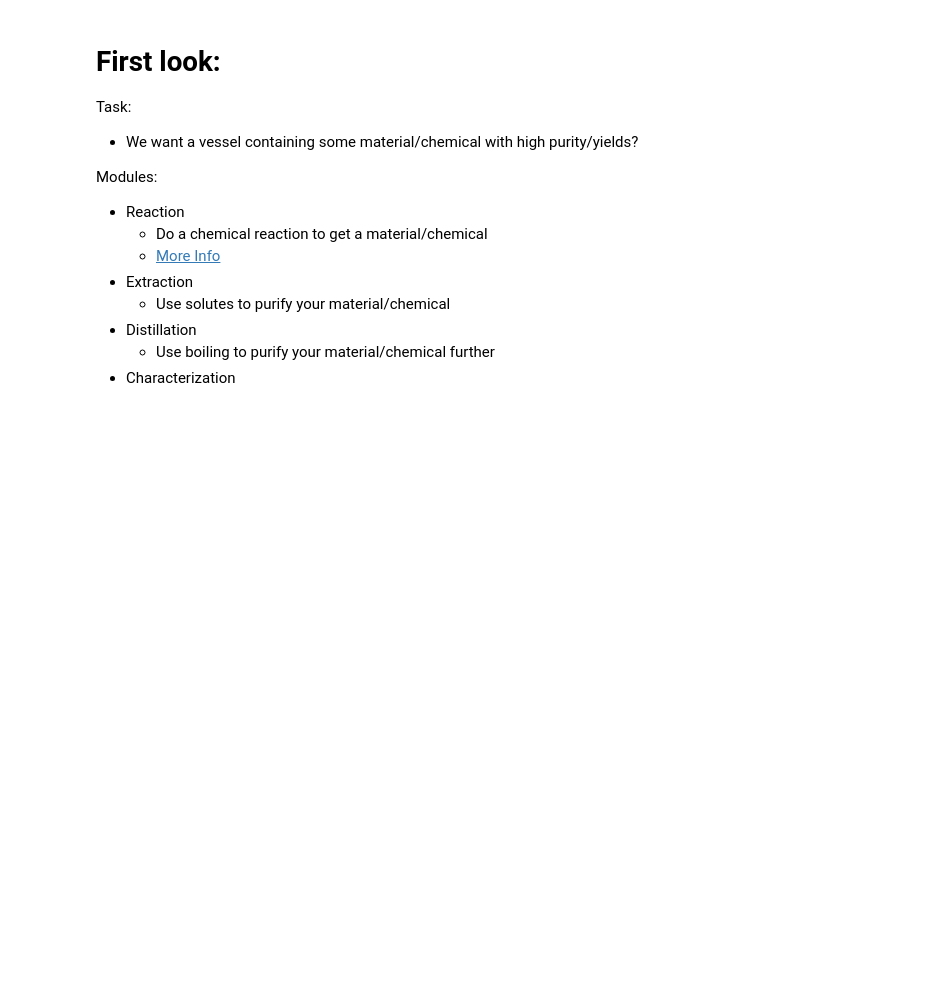
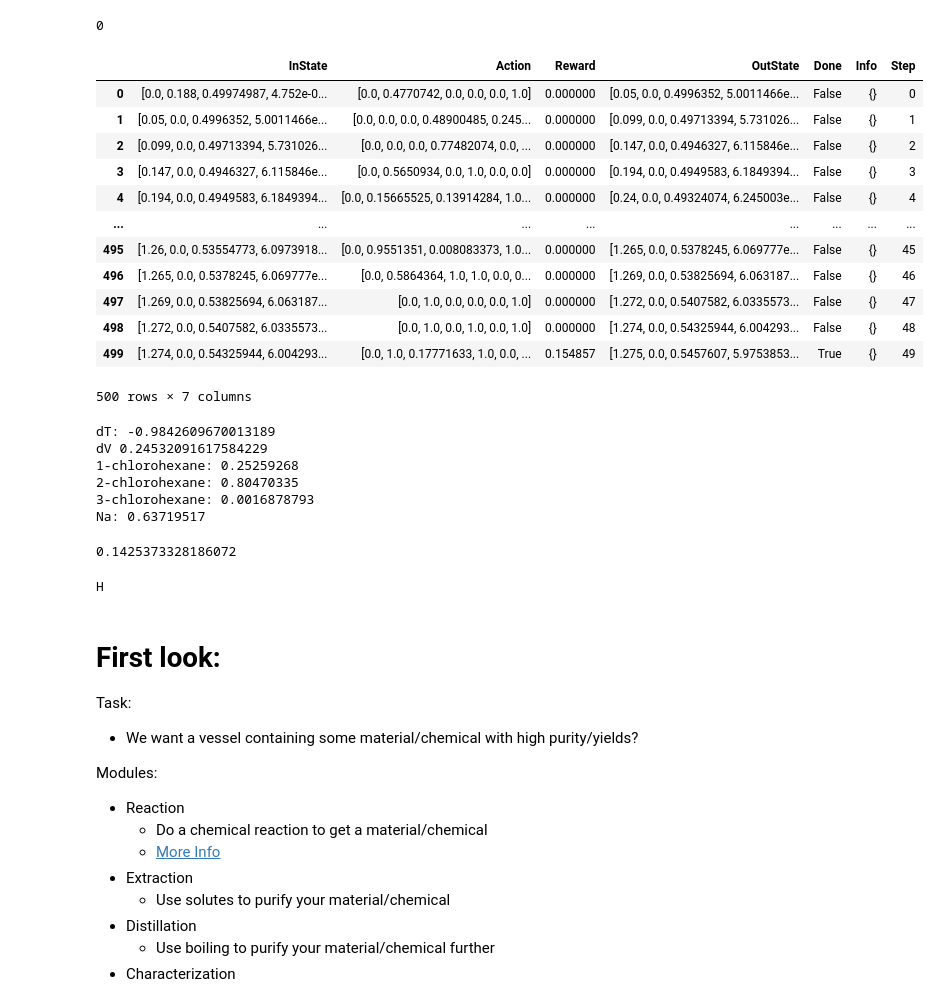
Before and after one commit to chemgymrl/chemgymrl, a Jupyter notebook: Gym notes.ipynb, the cells around one changed output. Cells and saved outputs as stored; diff of their text form; code cells hidden in the pictures; blank space fills up the shorter version.

```diff
--- a/Gym notes.ipynb
+++ b/Gym notes.ipynb
@@ -61,3 +91,68 @@ type object 'Air' has no attribute '_specific_heat'
+# %%
+os.system("python RLTrain.py steps=20000")
+# %% [output]
+0
+# %%
+import os
+os.system("python RLTest.py PPO2_WurtzReact-v1 500")
+
+import pandas as pd
+
+data = pd.read_pickle("PPO2_WurtzReact-v1/rollout")
+
+data
+# %% [output]
+|  | InState | Action | Reward | OutState | Done | Info | Step |
+| 0 | [0.0, 0.188, 0.49974987, 4.752e-0... | [0.0, 0.4770742, 0.0, 0.0, 0.0, 1.0] | 0.000000 | [0.05, 0.0, 0.4996352, 5.0011466e... | False | {} | 0 |
+| 1 | [0.05, 0.0, 0.4996352, 5.0011466e... | [0.0, 0.0, 0.0, 0.48900485, 0.245... | 0.000000 | [0.099, 0.0, 0.49713394, 5.731026... | False | {} | 1 |
+| 2 | [0.099, 0.0, 0.49713394, 5.731026... | [0.0, 0.0, 0.0, 0.77482074, 0.0, ... | 0.000000 | [0.147, 0.0, 0.4946327, 6.115846e... | False | {} | 2 |
+| 3 | [0.147, 0.0, 0.4946327, 6.115846e... | [0.0, 0.5650934, 0.0, 1.0, 0.0, 0.0] | 0.000000 | [0.194, 0.0, 0.4949583, 6.1849394... | False | {} | 3 |
+| 4 | [0.194, 0.0, 0.4949583, 6.1849394... | [0.0, 0.15665525, 0.13914284, 1.0... | 0.000000 | [0.24, 0.0, 0.49324074, 6.245003e... | False | {} | 4 |
+| ... | ... | ... | ... | ... | ... | ... | ... |
+| 495 | [1.26, 0.0, 0.53554773, 6.0973918... | [0.0, 0.9551351, 0.008083373, 1.0... | 0.000000 | [1.265, 0.0, 0.5378245, 6.069777e... | False | {} | 45 |
+| 496 | [1.265, 0.0, 0.5378245, 6.069777e... | [0.0, 0.5864364, 1.0, 1.0, 0.0, 0... | 0.000000 | [1.269, 0.0, 0.53825694, 6.063187... | False | {} | 46 |
+| 497 | [1.269, 0.0, 0.53825694, 6.063187... | [0.0, 1.0, 0.0, 0.0, 0.0, 1.0] | 0.000000 | [1.272, 0.0, 0.5407582, 6.0335573... | False | {} | 47 |
+| 498 | [1.272, 0.0, 0.5407582, 6.0335573... | [0.0, 1.0, 0.0, 1.0, 0.0, 1.0] | 0.000000 | [1.274, 0.0, 0.54325944, 6.004293... | False | {} | 48 |
+| 499 | [1.274, 0.0, 0.54325944, 6.004293... | [0.0, 1.0, 0.17771633, 1.0, 0.0, ... | 0.154857 | [1.275, 0.0, 0.5457607, 5.9753853... | True | {} | 49 |
+500 rows × 7 columns
+# %%
+data.InState[0].shape
+
+avgchoices=data.Action.mean()
+
+dT = 2.0 * (avgchoices[0] - 0.5)
+
+dV = 2.0 * (avgchoices[1] - 0.5)
+
+REACTANTS = [
+    "1-chlorohexane",
+    "2-chlorohexane",
+    "3-chlorohexane",
+    "Na"
+]
+
+
+print("dT:",dT,"\ndV",dV)
+for i in range(4):
+    print(REACTANTS[i]+":",avgchoices[i+2])
+# %% [output]
+dT: -0.9842609670013189
+dV 0.24532091617584229
+1-chlorohexane: 0.25259268
+2-chlorohexane: 0.80470335
+3-chlorohexane: 0.0016878793
+Na: 0.63719517
+# %%
+data[data.Done==True].Reward.mean()
+# %% [output]
+0.1425373328186072
+# %%
+print("HI",end="")
+import time
+time.sleep(1)
+print("\b")
+# %% [output]
+H
 # %% [markdown]
 # First look:
 
```
Also changed, not shown: parts of 7 cells of this notebook, 2 other files.
